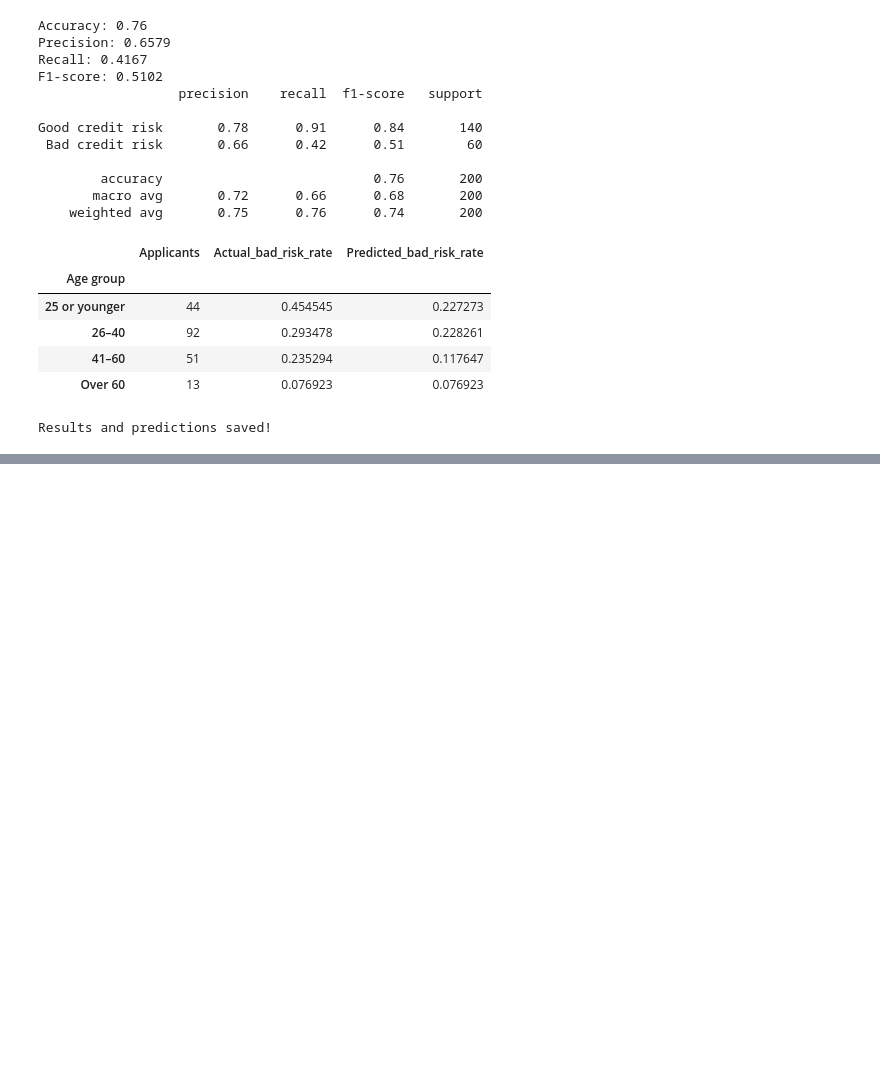
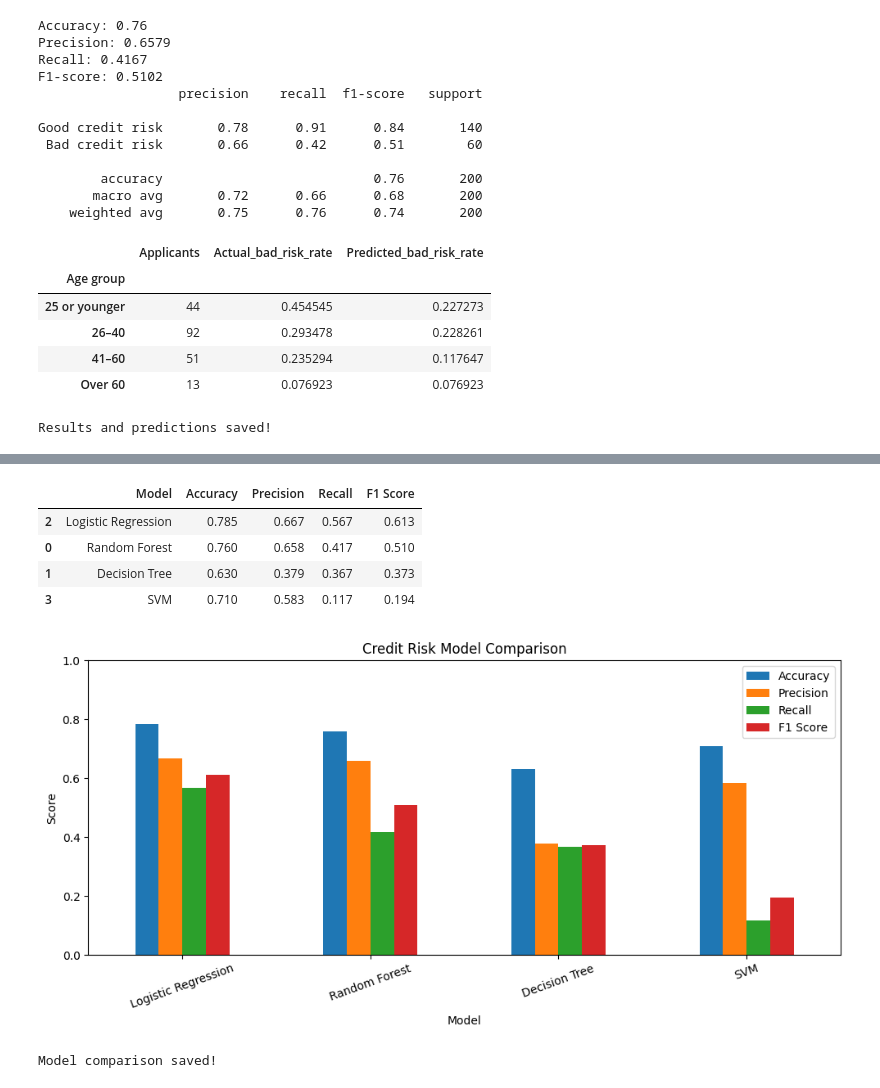
Before and after one commit to yashaswi25-hue/Regulatory-Aware-AI-for-Explainable-and-Auditable-Credit-Decisions, a Jupyter notebook: german_credit_datasets.ipynb, the cells around one changed output, grey strips where cells are left out. Drawn from its saved outputs; the diff is of its cells as text; code cells hidden in the pictures; blank space fills up the shorter version.

```diff
--- a/german_credit_datasets.ipynb
+++ b/german_credit_datasets.ipynb
@@ -710,0 +813,69 @@ Results and predictions saved!
+# %%
+
+from sklearn.pipeline import Pipeline
+from sklearn.ensemble import RandomForestClassifier
+from sklearn.tree import DecisionTreeClassifier
+from sklearn.linear_model import LogisticRegression
+from sklearn.svm import SVC
+from sklearn.metrics import (
+    accuracy_score, precision_score, recall_score, f1_score
+)
+import pandas as pd
+import matplotlib.pyplot as plt
+
+classifiers = {
+    "Random Forest": RandomForestClassifier(
+        n_estimators=200, random_state=42
+    ),
+    "Decision Tree": DecisionTreeClassifier(random_state=42),
+    "Logistic Regression": LogisticRegression(max_iter=2000),
+    "SVM": SVC()
+}
+
+comparison_results = []
+fitted_models = {}
+
+for name, classifier in classifiers.items():
+    pipeline = Pipeline([
+        ("preprocessing", preprocessor),
+        ("classifier", classifier)
+    ])
+
+    pipeline.fit(X_train, y_train)
+    predictions = pipeline.predict(X_test)
+
+    comparison_results.append({
+        "Model": name,
+        "Accuracy": accuracy_score(y_test, predictions),
+        "Precision": precision_score(
+            y_test, predictions, zero_division=0
+        ),
+        "Recall": recall_score(
+            y_test, predictions, zero_division=0
+        ),
+        "F1 Score": f1_score(
+            y_test, predictions, zero_division=0
+        )
+    })
+
+    fitted_models[name] = pipeline
+
+comparison_df = pd.DataFrame(comparison_results)
+comparison_df = comparison_df.sort_values(
+    "F1 Score", ascending=False
+)
+
+display(comparison_df.round(3))
+
+comparison_df.set_index("Model").plot(
+    kind="bar", figsize=(10, 5), ylim=(0, 1)
+)
+plt.title("Credit Risk Model Comparison")
+plt.ylabel("Score")
+plt.xticks(rotation=20)
+plt.tight_layout()
+plt.show()
+
+comparison_df.to_csv("model_comparison.csv", index=False)
+print("Model comparison saved!")
+# %% [output]
@@ -710,0 +889,7 @@ Results and predictions saved!
+|  | Model | Accuracy | Precision | Recall | F1 Score |
+| 2 | Logistic Regression | 0.785 | 0.667 | 0.567 | 0.613 |
+| 0 | Random Forest | 0.760 | 0.658 | 0.417 | 0.510 |
+| 1 | Decision Tree | 0.630 | 0.379 | 0.367 | 0.373 |
+| 3 | SVM | 0.710 | 0.583 | 0.117 | 0.194 |
+[figure, added]
+Model comparison saved!
```
Also changed, not shown: parts of 6 cells of this notebook.
